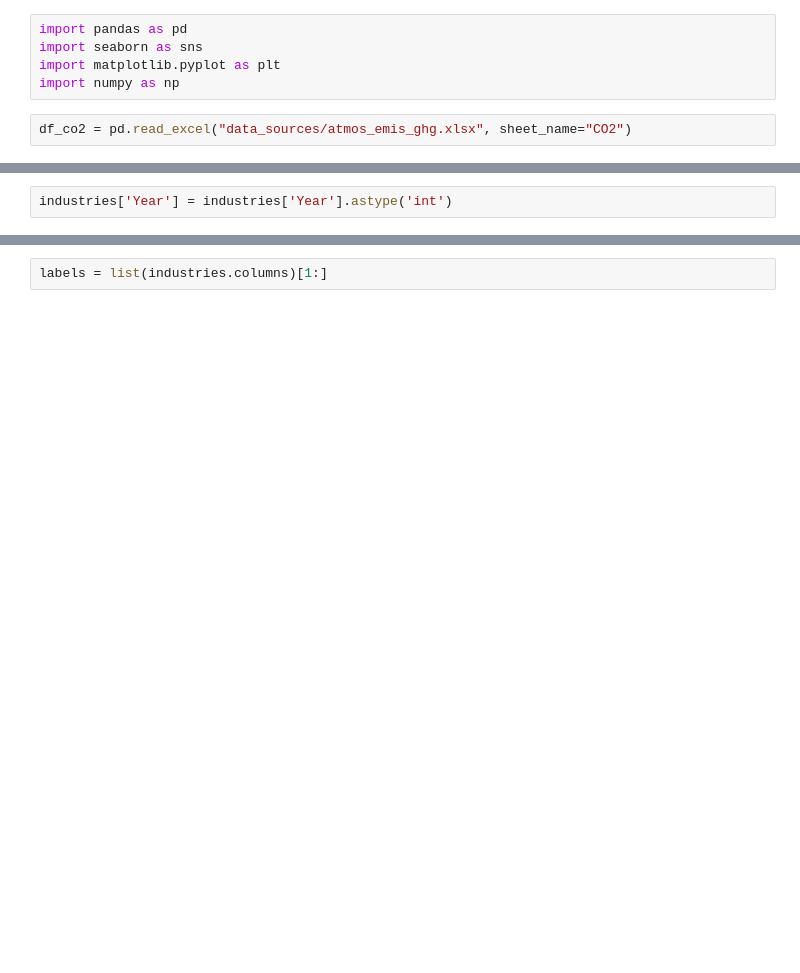
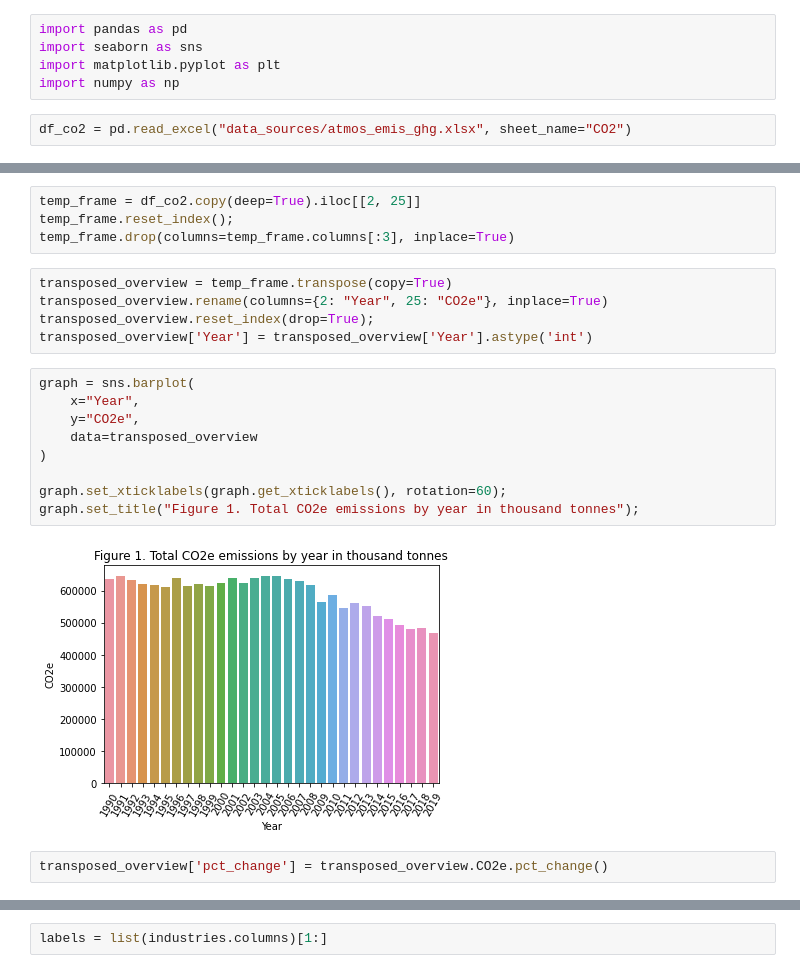
Before and after one commit to theodi/data-ecosystems-net-zero, a Jupyter notebook: UKNetZero.ipynb, the cells around one changed output, grey strips where cells are left out. Cells and saved outputs as stored; diff of their text form; blank space fills up the shorter version.

Commit message:
Further work on introduction and definitions Analysis on aggregated CO2e emissions Include all sectors from dataset in analysis & graphs

```diff
--- a/UKNetZero.ipynb
+++ b/UKNetZero.ipynb
@@ -174,2 +59,22 @@ industries.reset_index(drop=True)
-# %%
-industries['Year'] = industries['Year'].astype('int')
+# %%
+temp_frame = df_co2.copy(deep=True).iloc[[2, 25]]
+temp_frame.reset_index();
+temp_frame.drop(columns=temp_frame.columns[:3], inplace=True)
+# %%
+transposed_overview = temp_frame.transpose(copy=True)
+transposed_overview.rename(columns={2: "Year", 25: "CO2e"}, inplace=True)
+transposed_overview.reset_index(drop=True);
+transposed_overview['Year'] = transposed_overview['Year'].astype('int')
+# %%
+graph = sns.barplot(
+    x="Year",
+    y="CO2e",
+    data=transposed_overview
+)
+
+graph.set_xticklabels(graph.get_xticklabels(), rotation=60);
+graph.set_title("Figure 1. Total CO2e emissions by year in thousand tonnes");
+# %% [output]
+[figure, added]
+# %%
+transposed_overview['pct_change'] = transposed_overview.CO2e.pct_change()
```
Also changed, not shown: parts of 40 cells of this notebook.
